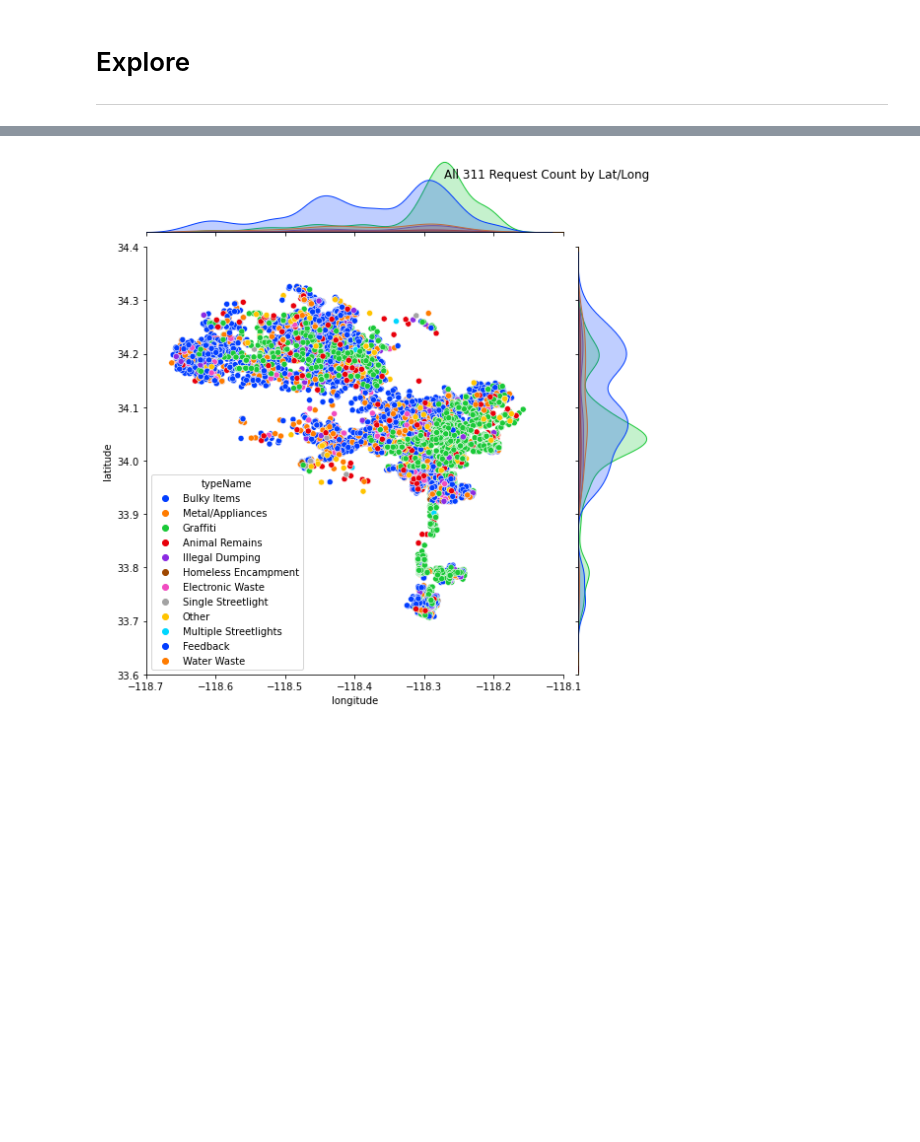
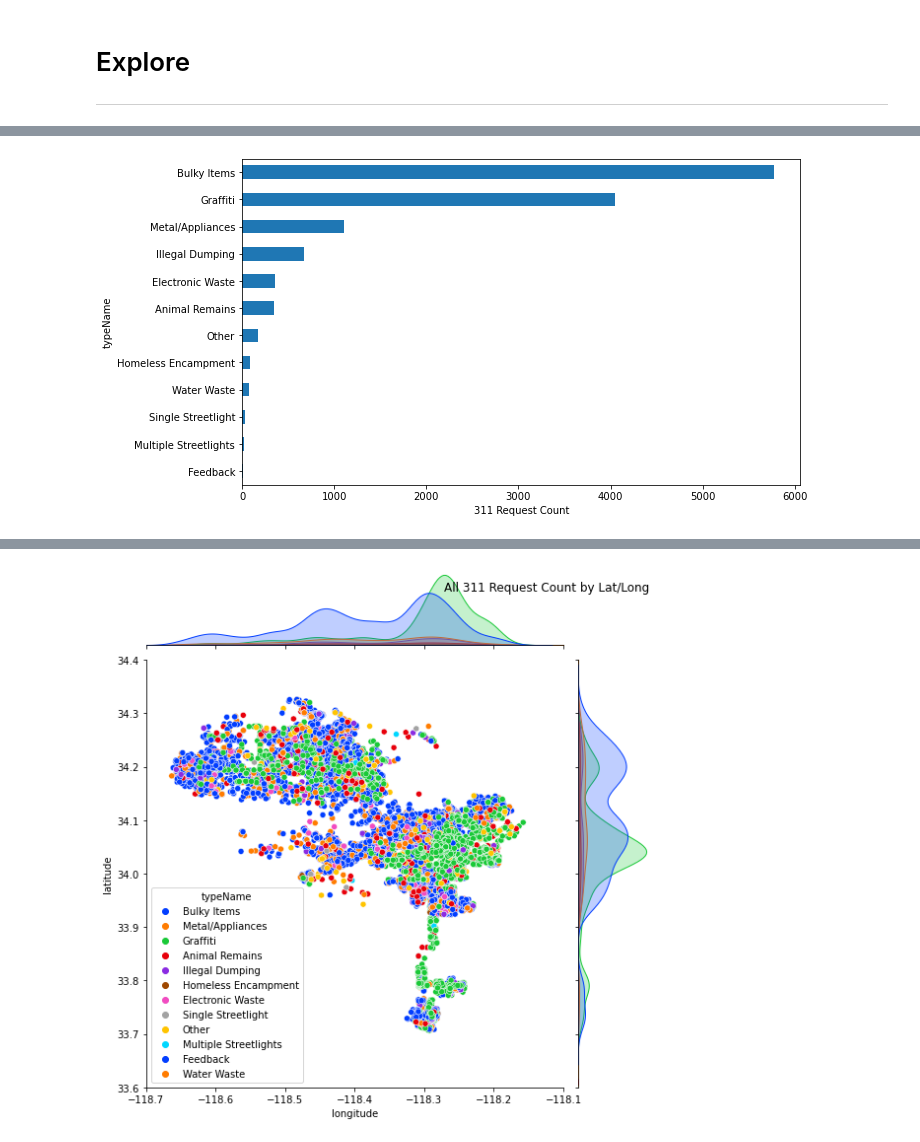
Before and after one commit to ajmachado42/Hack-for-LA-311-Data, a Jupyter notebook: I-1279/01_api_clean_eda.ipynb, the cells around one changed output, grey strips where cells are left out. Drawn from its saved outputs; the diff is of its cells as text; code cells hidden in the pictures; blank space fills up the shorter version.

```diff
--- a/I-1279/01_api_clean_eda.ipynb
+++ b/I-1279/01_api_clean_eda.ipynb
@@ -153,0 +192,9 @@ df_311.describe(include = 'all')
+# %%
+# Bar chart for type of request counts for all requests
+plt.figure(figsize = (10,6))
+df_311['typeName'].value_counts().sort_values(ascending = True).plot(kind = 'barh')
+plt.ylabel('typeName')
+plt.xlabel('311 Request Count')
+plt.plot();
+# %% [output]
+[figure, added]
```
Also changed, not shown: parts of 25 cells of this notebook, 19 other files.
